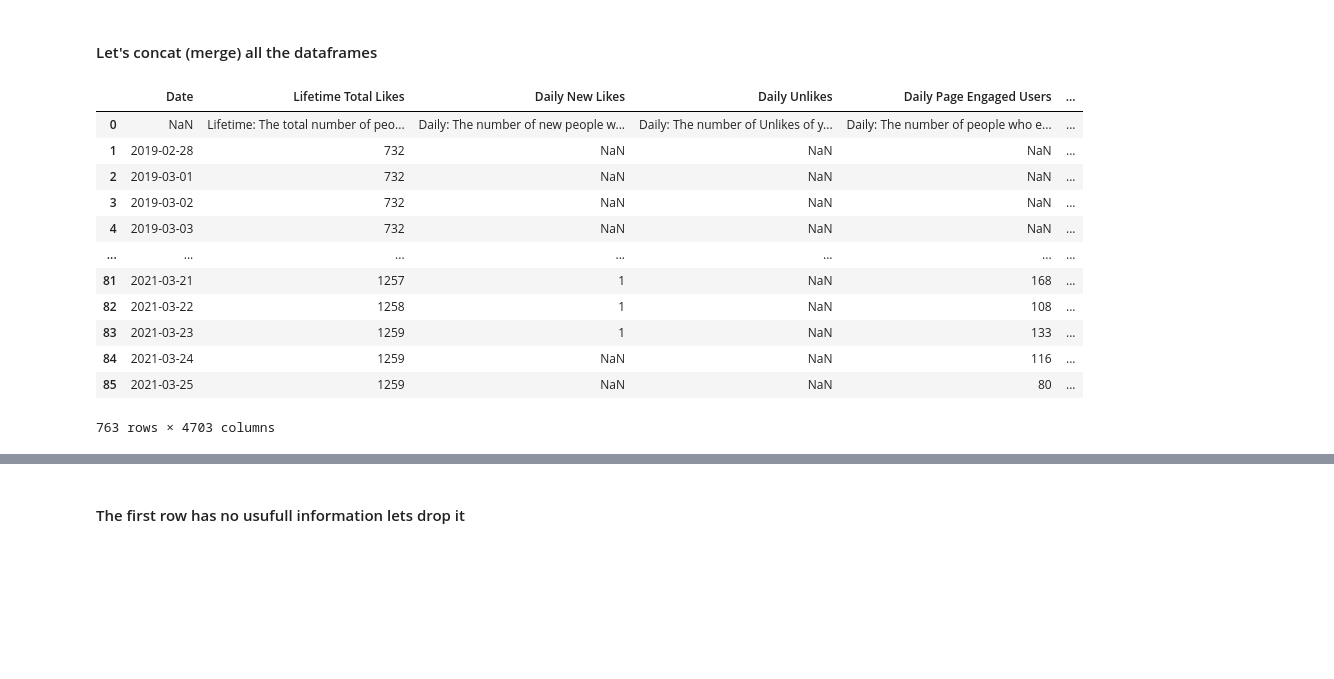
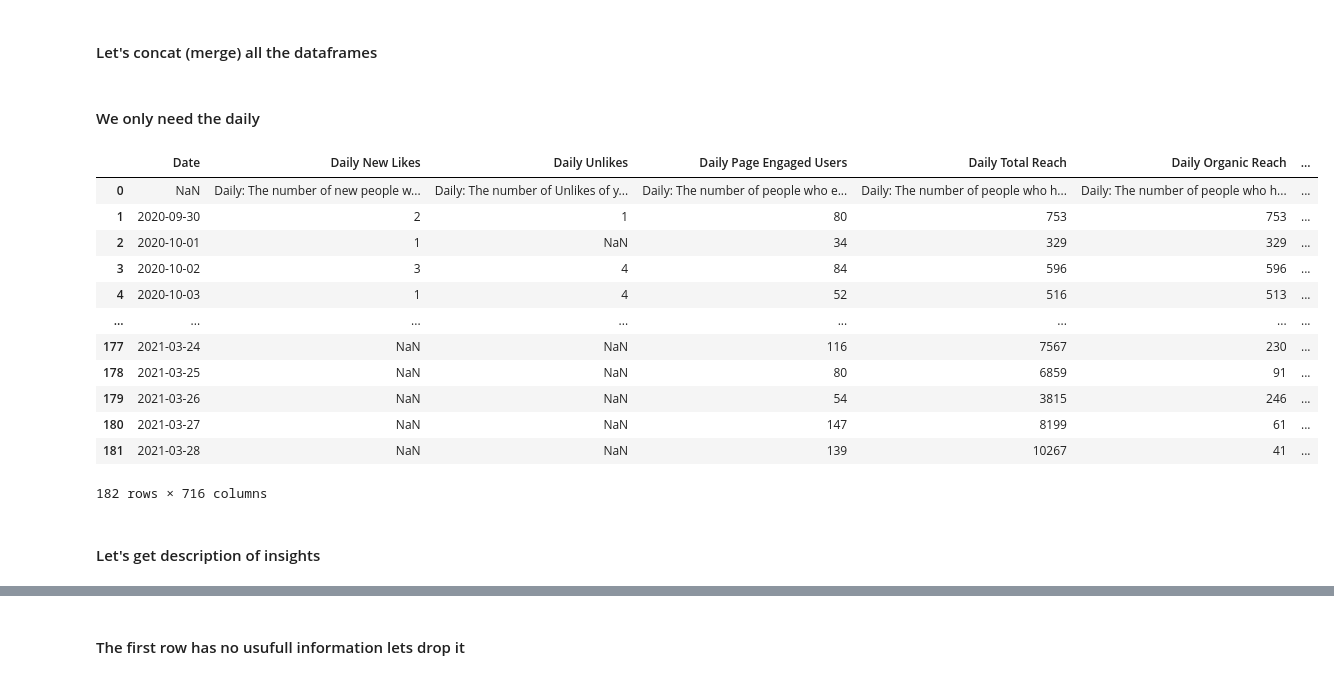
Before and after one commit to BrunaClo/Refyld, a Jupyter notebook: Refyld.ipynb, the cells around one changed output, grey strips where cells are left out. Saved outputs shown, nothing was run; the diff lists cells and outputs as text; code cells hidden in the pictures; blank space fills up the shorter version.

```diff
--- a/Refyld.ipynb
+++ b/Refyld.ipynb
@@ -30,8 +23,8 @@ os.chdir(r'C:\Users\bruna\IronHack\Project Refyld\Refyld\données')
 # %% [markdown]
 #### Janvier 2021 - Mars 2021
 # %%
-df_2021 = pd.read_csv('Jan_Mars_2021.csv')
+df_2021 = pd.read_csv('Page_FB_Jan_Mars_2021.csv')
 # %% [markdown]
 #### Dec 2020 - 14 Aout 2020
 # %%
-df_2_2020  = pd.read_csv('Dec_Aout_2020.csv')
+df_2020  = pd.read_csv('Page_FB_Dec_Oct_2020.csv')
@@ -50,20 +31,4 @@ df_1_2019  = pd.read_csv('Facebook Insights Data Export - Refyld - 2021-03-26 (5
 # %% [markdown]
 #### Let's concat (merge) all the dataframes
 # %%
-df = pd.concat([df_1_2019, df_2_2019, df_1_2020, df_2_2020, df_2021])
+df = pd.concat([df_2020, df_2021])
-# %%
-df
-# %% [output]
-|  | Date | Lifetime Total Likes | Daily New Likes | Daily Unlikes | Daily Page Engaged Users | ... |
-| 0 | NaN | Lifetime: The total number of peo... | Daily: The number of new people w... | Daily: The number of Unlikes of y... | Daily: The number of people who e... | ... |
-| 1 | 2019-02-28 | 732 | NaN | NaN | NaN | ... |
-| 2 | 2019-03-01 | 732 | NaN | NaN | NaN | ... |
-| 3 | 2019-03-02 | 732 | NaN | NaN | NaN | ... |
-| 4 | 2019-03-03 | 732 | NaN | NaN | NaN | ... |
-| ... | ... | ... | ... | ... | ... | ... |
-| 81 | 2021-03-21 | 1257 | 1 | NaN | 168 | ... |
-| 82 | 2021-03-22 | 1258 | 1 | NaN | 108 | ... |
-| 83 | 2021-03-23 | 1259 | 1 | NaN | 133 | ... |
-| 84 | 2021-03-24 | 1259 | NaN | NaN | 116 | ... |
-| 85 | 2021-03-25 | 1259 | NaN | NaN | 80 | ... |
-763 rows × 4703 columns
@@ -69,0 +37,42 @@ df
+# %% [markdown]
+#### We only need the daily
+# %%
+def get_date_sep(x):
+    df_day = pd.DataFrame()
+    df_day = df_day.append(x['Date'])
+    df_week = pd.DataFrame()
+    df_week = df_week.append(x['Date'])
+    df_month = pd.DataFrame()
+    df_month = df_month.append(x['Date'])
+    df_others = pd.DataFrame()
+    for i in x:
+        if 'Daily' in i:
+            df_day = df_day.append(x[f'{i}'])
+        if 'Weekly' in i:
+            df_week = df_week.append(x[f'{i}'])
+        if '28 Days' in i:
+            df_month = df_month.append(x[f'{i}'])
+        elif 'Daily' not in i and 'Weekly' not in i and '28' not in i:
+            df_others = df_others.append(x[f'{i}'])
+
+    return df_day.T, df_week.T, df_month.T, df_others.T
+# %%
+df_day, df_week, df_month, df_others = get_date_sep(df)
+
+df_day
+# %% [output]
+|  | Date | Daily New Likes | Daily Unlikes | Daily Page Engaged Users | Daily Total Reach | Daily Organic Reach | ... |
+| 0 | NaN | Daily: The number of new people w... | Daily: The number of Unlikes of y... | Daily: The number of people who e... | Daily: The number of people who h... | Daily: The number of people who h... | ... |
+| 1 | 2020-09-30 | 2 | 1 | 80 | 753 | 753 | ... |
+| 2 | 2020-10-01 | 1 | NaN | 34 | 329 | 329 | ... |
+| 3 | 2020-10-02 | 3 | 4 | 84 | 596 | 596 | ... |
+| 4 | 2020-10-03 | 1 | 4 | 52 | 516 | 513 | ... |
+| ... | ... | ... | ... | ... | ... | ... | ... |
+| 177 | 2021-03-24 | NaN | NaN | 116 | 7567 | 230 | ... |
+| 178 | 2021-03-25 | NaN | NaN | 80 | 6859 | 91 | ... |
+| 179 | 2021-03-26 | NaN | NaN | 54 | 3815 | 246 | ... |
+| 180 | 2021-03-27 | NaN | NaN | 147 | 8199 | 61 | ... |
+| 181 | 2021-03-28 | NaN | NaN | 139 | 10267 | 41 | ... |
+182 rows × 716 columns
+# %% [markdown]
+#### Let's get description of insights
```
Also changed, not shown: parts of 252 cells of this notebook.
